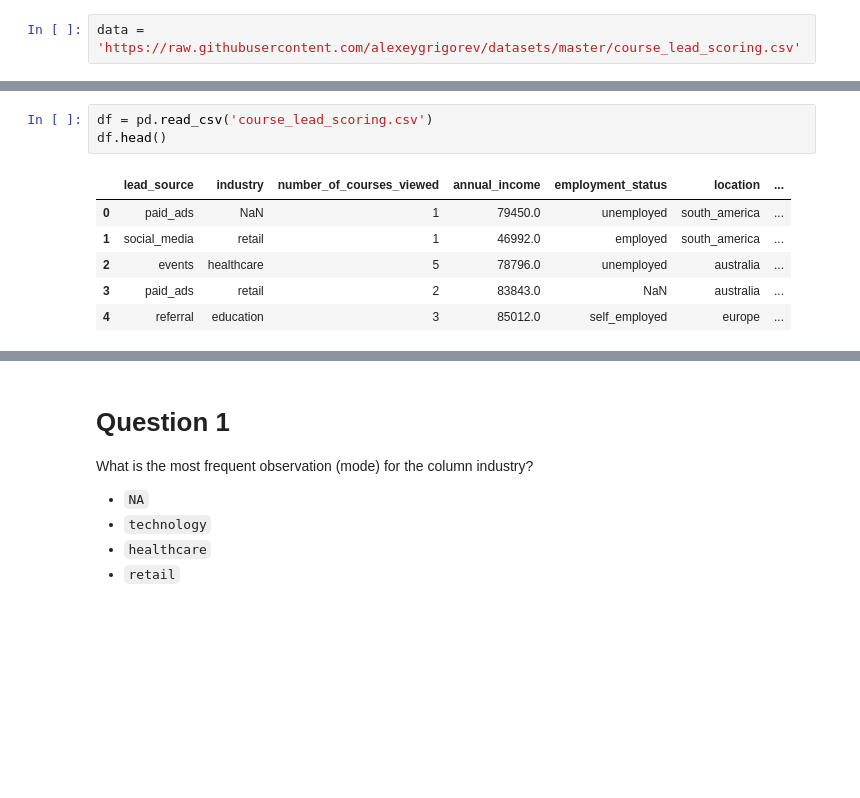
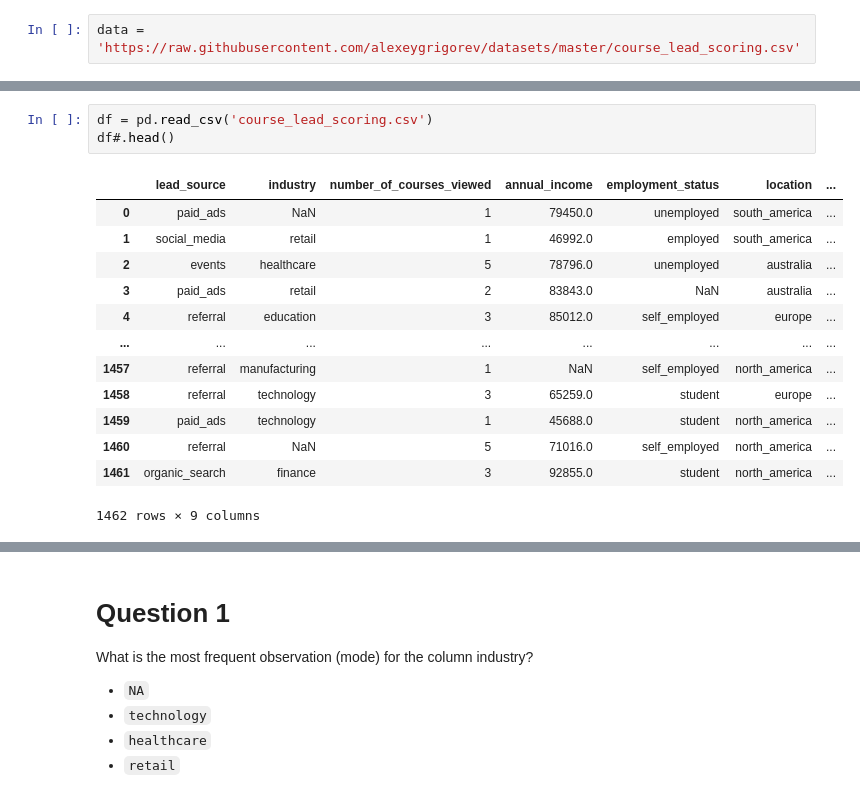
Before and after one commit to codeNHerz/ml-zoomcamp-coursework, a Jupyter notebook: 03-classification/homework_03.ipynb, the cells around one changed output, grey strips where cells are left out. Saved outputs shown, nothing was run; the diff lists cells and outputs as text; blank space fills up the shorter version.

```diff
--- a/03-classification/homework_03.ipynb
+++ b/03-classification/homework_03.ipynb
@@ -44,10 +44,17 @@ course_lead_scoring 100%[===================>]  78.98K  --.-KB/s    in 0.01s
 # %%
 df = pd.read_csv('course_lead_scoring.csv')
-df.head()
+df#.head()
 # %% [output]
 |  | lead_source | industry | number_of_courses_viewed | annual_income | employment_status | location | ... |
 | 0 | paid_ads | NaN | 1 | 79450.0 | unemployed | south_america | ... |
 | 1 | social_media | retail | 1 | 46992.0 | employed | south_america | ... |
 | 2 | events | healthcare | 5 | 78796.0 | unemployed | australia | ... |
 | 3 | paid_ads | retail | 2 | 83843.0 | NaN | australia | ... |
 | 4 | referral | education | 3 | 85012.0 | self_employed | europe | ... |
+| ... | ... | ... | ... | ... | ... | ... | ... |
+| 1457 | referral | manufacturing | 1 | NaN | self_employed | north_america | ... |
+| 1458 | referral | technology | 3 | 65259.0 | student | europe | ... |
+| 1459 | paid_ads | technology | 1 | 45688.0 | student | north_america | ... |
+| 1460 | referral | NaN | 5 | 71016.0 | self_employed | north_america | ... |
+| 1461 | organic_search | finance | 3 | 92855.0 | student | north_america | ... |
+1462 rows × 9 columns
```
Also changed, not shown: parts of 40 cells of this notebook, 1 other file.
